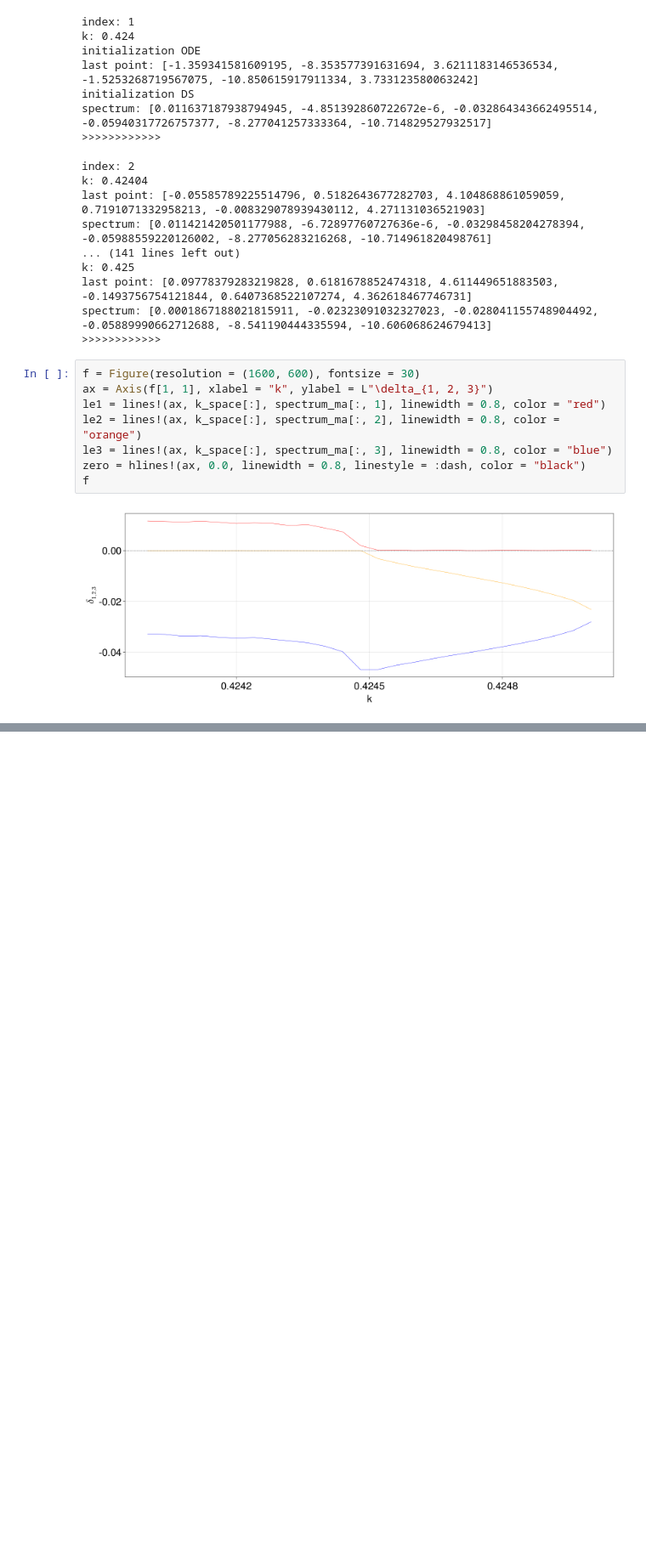
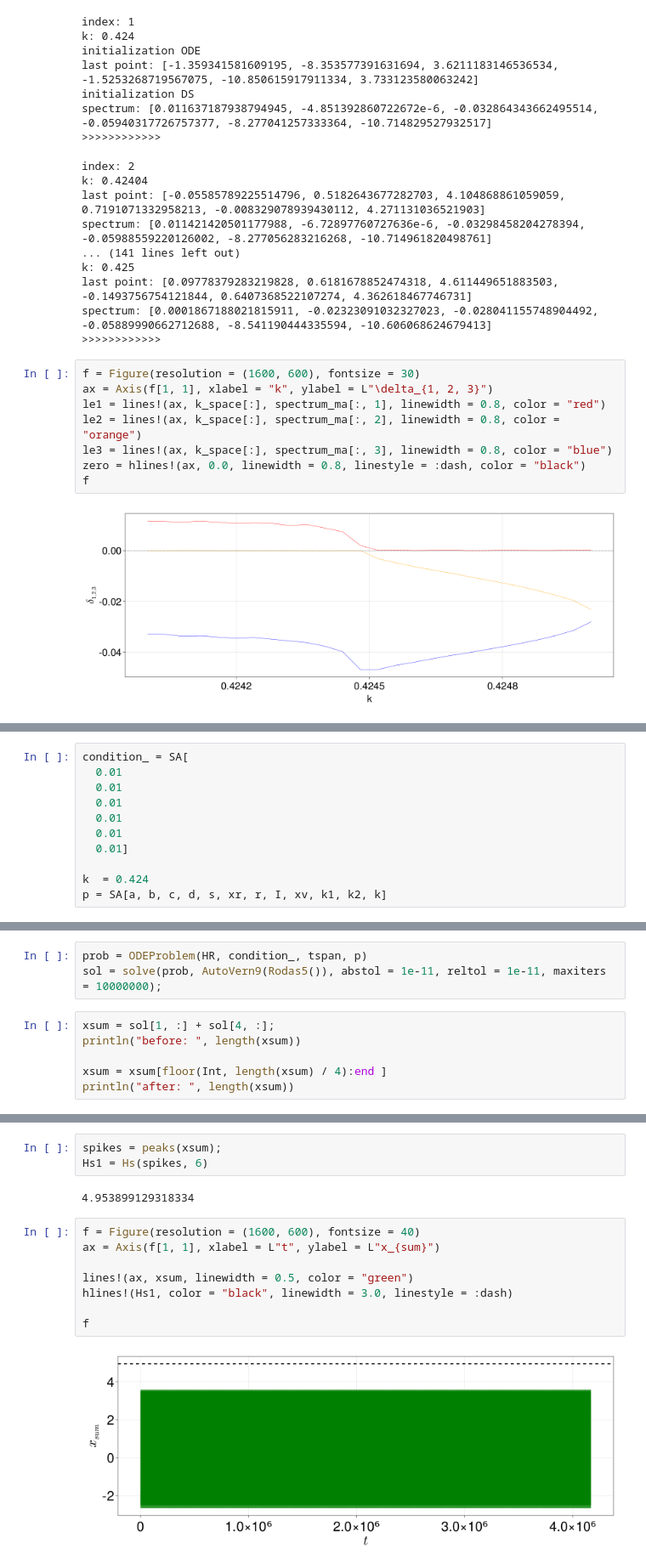
Before and after one commit to SergeyNovak777/dynamical-systems, a Jupyter notebook: Hindmarrh Rose/probablity density function/PDF chaos.ipynb, the cells around one changed output, grey strips where cells are left out. Shown: that part at 85% size. Drawn from its saved outputs; the diff is of its cells as text; blank space fills up the shorter version.

```diff
--- a/Hindmarrh Rose/probablity density function/PDF chaos.ipynb
+++ b/Hindmarrh Rose/probablity density function/PDF chaos.ipynb
@@ -323,0 +326,11 @@ f
+# %%
+condition_ = SA[
+  0.01
+  0.01
+  0.01
+  0.01
+  0.01
+  0.01]
+
+k  = 0.424
+p = SA[a, b, c, d, s, xr, r, I, xv, k1, k2, k]
@@ -323,0 +351,9 @@ f
+# %%
+prob = ODEProblem(HR, condition_, tspan, p)
+sol = solve(prob, AutoVern9(Rodas5()), abstol = 1e-11, reltol = 1e-11, maxiters = 10000000);
+# %%
+xsum = sol[1, :] + sol[4, :];
+println("before: ", length(xsum))
+
+xsum = xsum[floor(Int, length(xsum) / 4):end ]
+println("after: ", length(xsum))
@@ -323,0 +372,15 @@ f
+# %%
+spikes = peaks(xsum);
+Hs1 = Hs(spikes, 6)
+# %% [output]
+4.953899129318334
+# %%
+f = Figure(resolution = (1600, 600), fontsize = 40)
+ax = Axis(f[1, 1], xlabel = L"t", ylabel = L"x_{sum}")
+
+lines!(ax, xsum, linewidth = 0.5, color = "green")
+hlines!(Hs1, color = "black", linewidth = 3.0, linestyle = :dash)
+
+f
+# %% [output]
+[figure, added]
```
Also changed, not shown: parts of 9 cells of this notebook.
